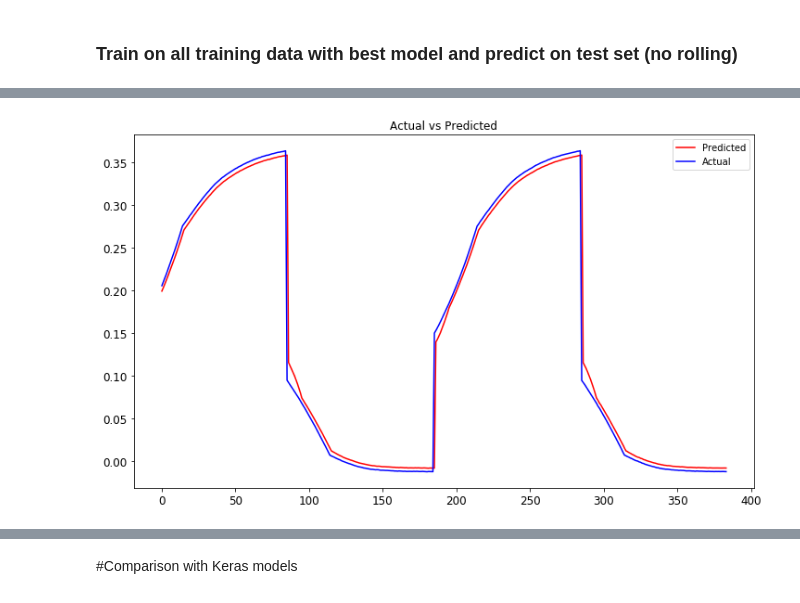
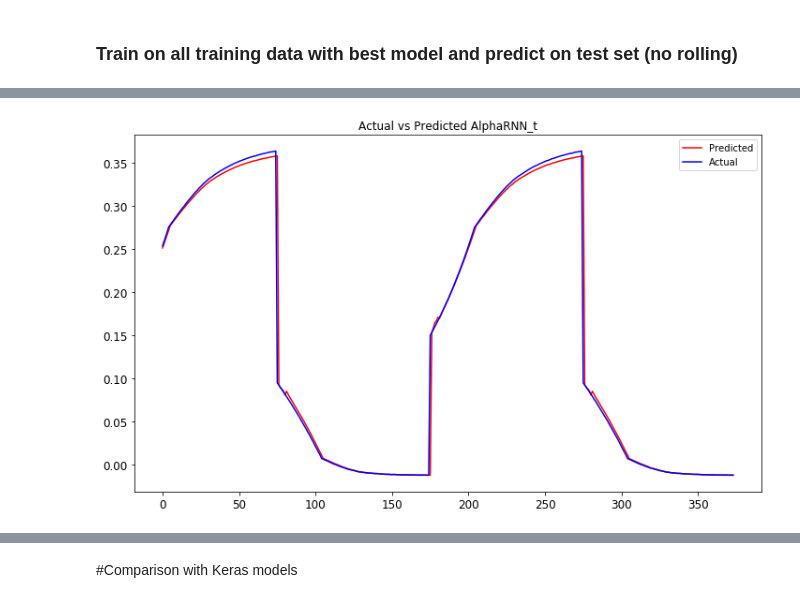
Before and after one commit to mfrdixon/alpha-RNN, a Jupyter notebook: Alpha_RNNs_regime_switching.ipynb, the cells around one changed output, grey strips where cells are left out. Saved outputs shown, nothing was run; the diff lists cells and outputs as text; code cells hidden in the pictures.

```diff
--- a/Alpha_RNNs_regime_switching.ipynb
+++ b/Alpha_RNNs_regime_switching.ipynb
@@ -248,0 +887,11 @@ tf.get_collection('alpha_t')
+# %%
+def Alpha_Rnn(n_units = 10, l1_reg=0):
+  reg_model2 = Sequential()
+  reg_model2.add(AlphaRNN(n_units, activation='tanh', input_shape=(x_train_reg.shape[1], x_train_reg.shape[-1]), unroll=True))  #activation='tanh'
+  #reg_model2.add(AlphatRNN(hidden_units, activation='tanh', recurrent_activation='sigmoid', input_shape=(x_train_reg.shape[1], x_train_reg.shape[-1]), unroll=True))
+  #reg_model.add(GRU(hidden_units, activation='tanh', recurrent_activation='sigmoid', input_shape=(x_train_reg.shape[1], x_train_reg.shape[-1]), unroll=True))
+  reg_model2.add(Dense(1, kernel_initializer='normal', kernel_regularizer=l1(l1_reg)))
+  #reg_model.add(Dropout(0.2))
+  reg_model2.compile(loss='mean_squared_error', optimizer='adam')
+  #reg_model2.fit(x_train_reg,y_train_reg,epochs=2000, batch_size=500,callbacks=[es])
+  return reg_model2
@@ -248,0 +1035,4 @@ tf.get_collection('alpha_t')
+# %%
+#train optimized model
+alpharnn = AlphaRnn(nodes_alpharnn,0)
+alpharnn.fit(x_train_reg,y_train_reg,epochs=2000, batch_size=500,callbacks=[es])
@@ -248,0 +1075,3 @@ tf.get_collection('alpha_t')
+# %%
+alpharnnt = AlphaRNNt(nodes_alpharnnt,0)
+alpharnnt.fit(x_train_reg,y_train_reg,epochs=2000,batch_size=500,callbacks=[es])
@@ -248,0 +1226,8 @@ tf.get_collection('alpha_t')
+# %%
+#rnn_model = RNN_model2(5,0)
+alpharnnt_fit = alpharnnt.fit(x_test_reg,y_test_reg, epochs=2000, batch_size=500, callbacks=[es])
+alpharnnt_pred_test = alpharnnt.predict(x_test_reg,verbose=1)
+mse = mean_squared_error(y_test_reg[:,0],alpharnnt_pred_test[:,0])
+print("Alpha_t RNN test data mse = " + str(mse))
+print("Alpha_t RNN test std mse = " + str(np.sqrt(mse)))
+alpharnnt.summary()
@@ -368,12 +1324,12 @@ for i in range(y_predicted_t.shape[0]):
 # %%
 fig = plt.figure(figsize=(12,7))
-plt.plot(y_predicted_ar_t, color='r', label='Predicted')
+plt.plot(alpharnnt_pred_test, color='r', label='Predicted')
 plt.plot(y_test_reg.flatten(),'b', label='Actual')
 plt.legend(loc=0)
-plt.title('Actual vs Predicted')
+plt.title('Actual vs Predicted AlphaRNN_t')
 plt.show()
 # %% [output]
-[figure, old version]
+[figure, new version]
 # %%
 mse = mean_squared_error(y_test_reg[:,0],y_predicted_ar_t)
 print(mse)
```
Also changed, not shown: parts of 72 cells of this notebook.
